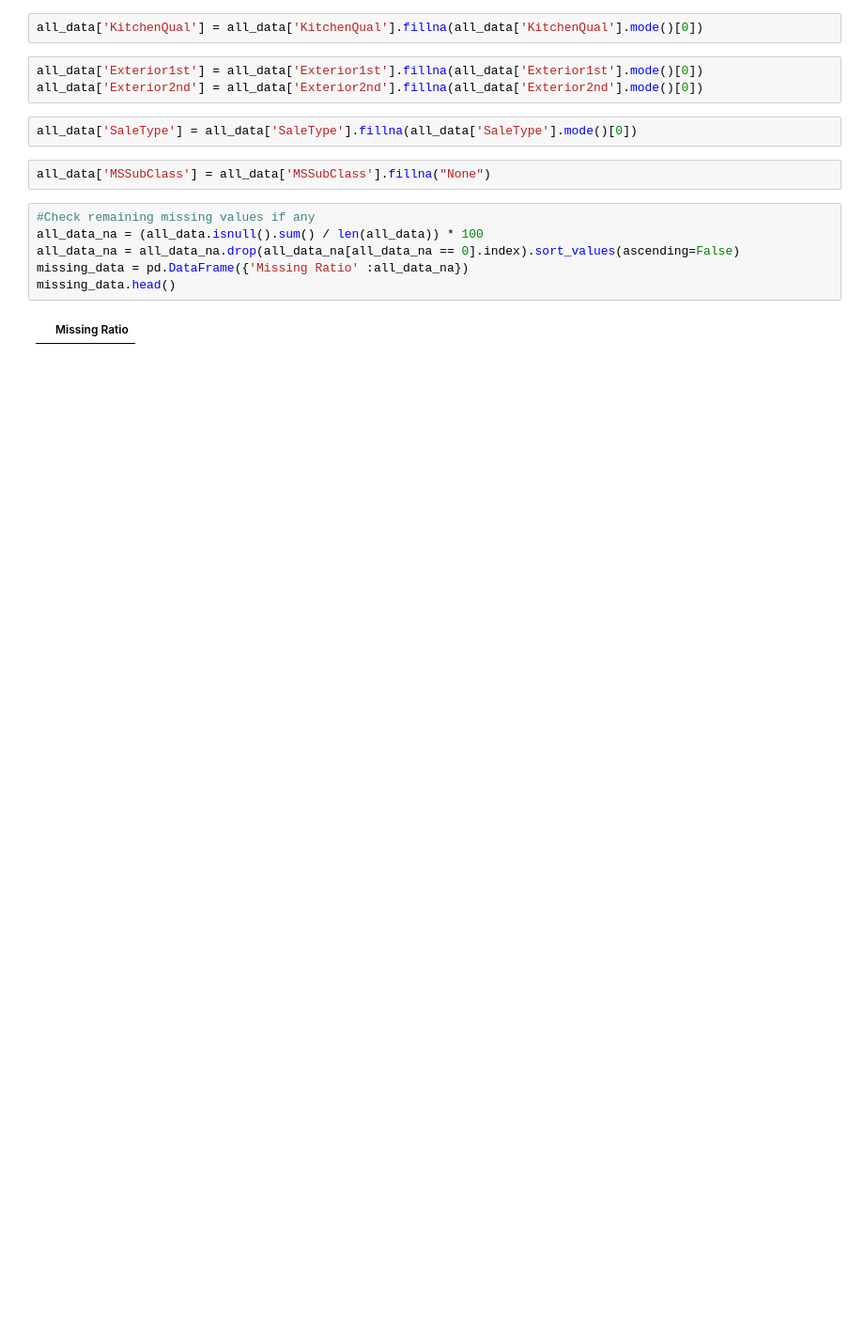
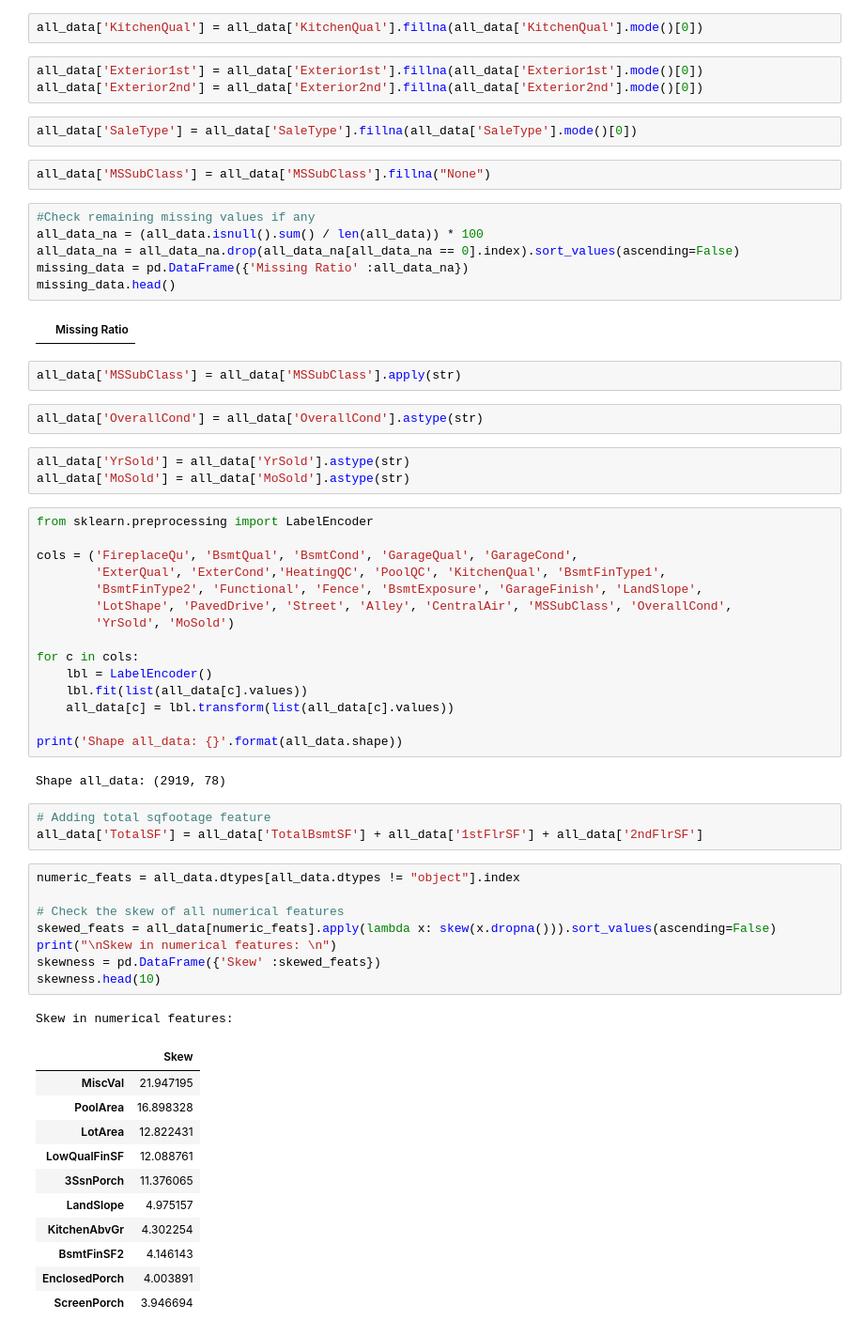
Before and after one commit to minhaz-engg/House-Prices---Advanced-Regression-Techniques, a Jupyter notebook: my-practice-3.ipynb, the cells around one changed output. Shown at 94% size. Saved outputs shown, nothing was run; the diff lists cells and outputs as text; blank space fills up the shorter version.

```diff
--- a/my-practice-3.ipynb
+++ b/my-practice-3.ipynb
@@ -246,3 +246,51 @@ missing_data = pd.DataFrame({'Missing Ratio' :all_data_na})
 missing_data.head()
 # %% [output]
 |  | Missing Ratio |
+# %%
+all_data['MSSubClass'] = all_data['MSSubClass'].apply(str)
+# %%
+all_data['OverallCond'] = all_data['OverallCond'].astype(str)
+# %%
+all_data['YrSold'] = all_data['YrSold'].astype(str)
+all_data['MoSold'] = all_data['MoSold'].astype(str)
+# %%
+from sklearn.preprocessing import LabelEncoder
+
+cols = ('FireplaceQu', 'BsmtQual', 'BsmtCond', 'GarageQual', 'GarageCond',
+        'ExterQual', 'ExterCond','HeatingQC', 'PoolQC', 'KitchenQual', 'BsmtFinType1',
+        'BsmtFinType2', 'Functional', 'Fence', 'BsmtExposure', 'GarageFinish', 'LandSlope',
+        'LotShape', 'PavedDrive', 'Street', 'Alley', 'CentralAir', 'MSSubClass', 'OverallCond',
+        'YrSold', 'MoSold')
+
+for c in cols:
+    lbl = LabelEncoder()
+    lbl.fit(list(all_data[c].values))
+    all_data[c] = lbl.transform(list(all_data[c].values))
+
+print('Shape all_data: {}'.format(all_data.shape))
+# %% [output]
+Shape all_data: (2919, 78)
+# %%
+# Adding total sqfootage feature
+all_data['TotalSF'] = all_data['TotalBsmtSF'] + all_data['1stFlrSF'] + all_data['2ndFlrSF']
+# %%
+numeric_feats = all_data.dtypes[all_data.dtypes != "object"].index
+
+# Check the skew of all numerical features
+skewed_feats = all_data[numeric_feats].apply(lambda x: skew(x.dropna())).sort_values(ascending=False)
+print("\nSkew in numerical features: \n")
+skewness = pd.DataFrame({'Skew' :skewed_feats})
+skewness.head(10)
+# %% [output]
+Skew in numerical features:
+|  | Skew |
+| MiscVal | 21.947195 |
+| PoolArea | 16.898328 |
+| LotArea | 12.822431 |
+| LowQualFinSF | 12.088761 |
+| 3SsnPorch | 11.376065 |
+| LandSlope | 4.975157 |
+| KitchenAbvGr | 4.302254 |
+| BsmtFinSF2 | 4.146143 |
+| EnclosedPorch | 4.003891 |
+| ScreenPorch | 3.946694 |
```
Also changed, not shown: parts of 5 cells of this notebook.
